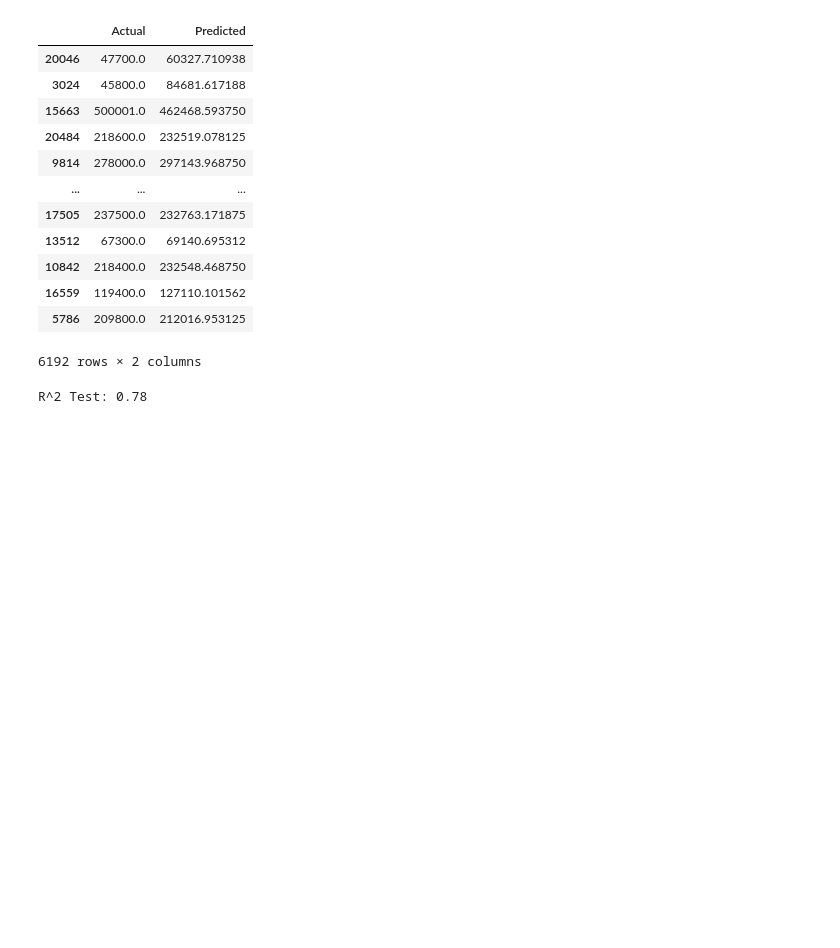
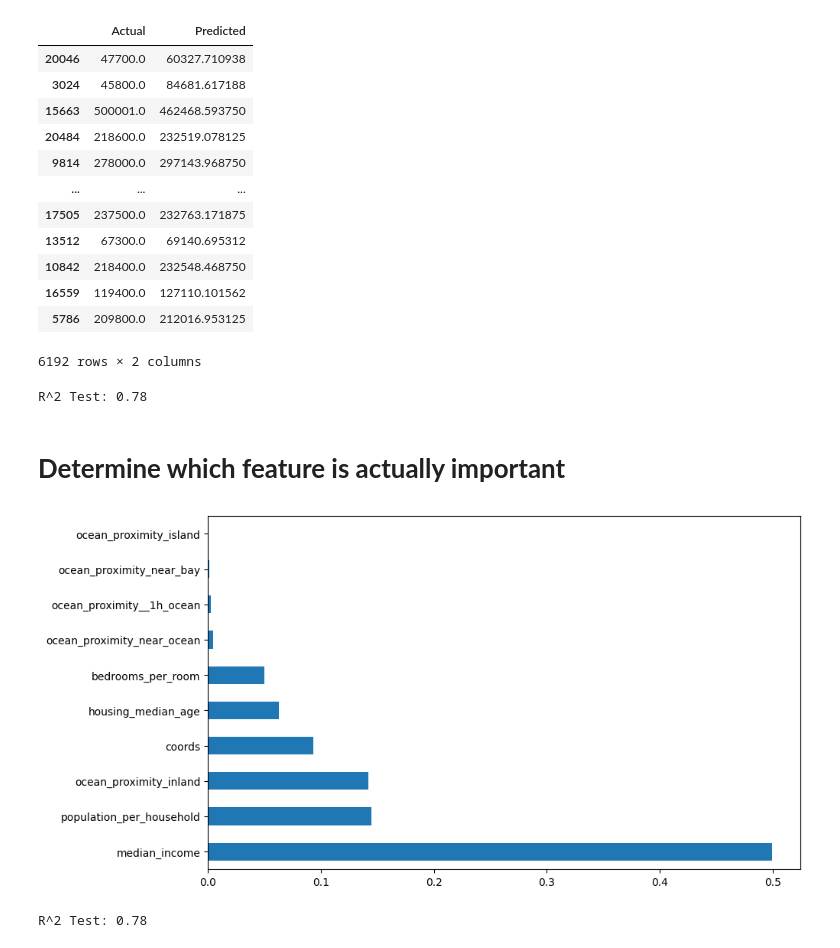
Before and after one commit to rituraj-navindgikar/ML, a Jupyter notebook: ml_foundations.ipynb, the cells around one changed output. Cells and saved outputs as stored; diff of their text form; code cells hidden in the pictures; blank space fills up the shorter version.

```diff
--- a/ml_foundations.ipynb
+++ b/ml_foundations.ipynb
@@ -521,3 +521,12 @@ r2_xgb_model_2_test = round(r2_score(y_test, y_xgb_2_pred_test), 2)
 print("R^2 Test: {}".format(r2_xgb_model_2_test))
 # %% [output]
 R^2 Test: 0.78
+# %% [markdown]
+# **Determine which feature is actually important**
+# %%
+plt.figure(figsize=(10,6))
+feat_importances = pd.Series(rf_model.feature_importances_, index=X_train.columns)
+feat_importances.nlargest(10).plot(kind='barh')
+plt.show()
+# %% [output]
+[figure, added]
@@ -523,0 +542,8 @@ R^2 Test: 0.78
+# %%
+# R^2 score
+r2_xgb_model_2_test = round(r2_score(y_test, y_xgb_2_pred_test), 2)
+print("R^2 Test: {}".format(r2_xgb_model_2_test))
+
+# see!! same score with less features
+# %% [output]
+R^2 Test: 0.78
```
Also changed, not shown: parts of 1 cell of this notebook.
